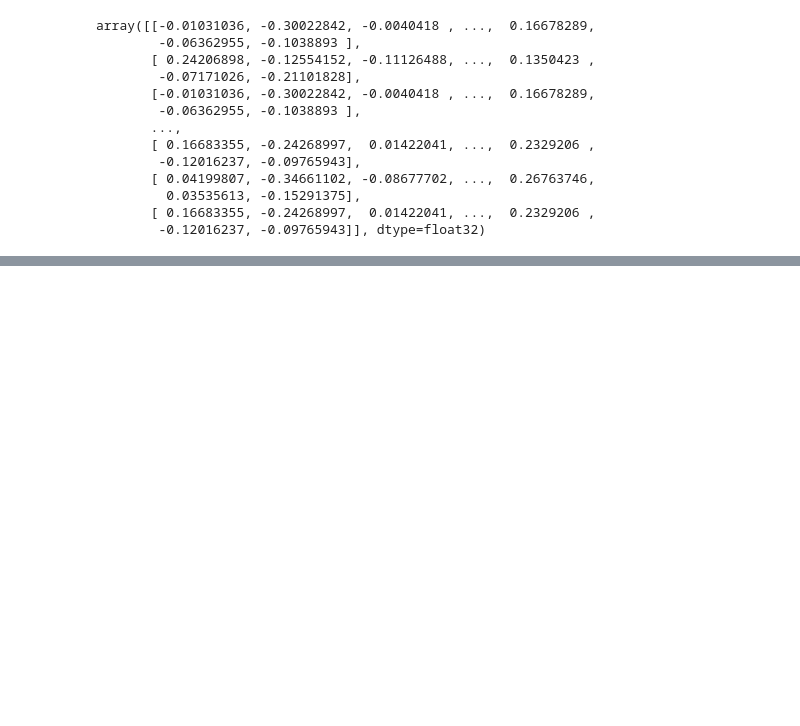
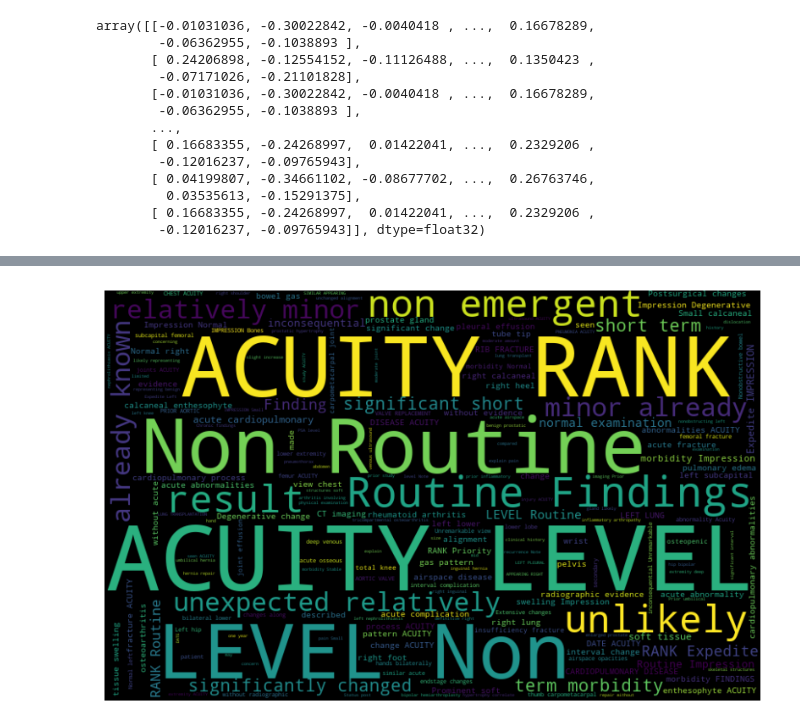
Before and after one commit to rdiazrincon/AD_clustering, a Jupyter notebook: AD_clustering.ipynb, the cells around one changed output, grey strips where cells are left out. Saved outputs shown, nothing was run; the diff lists cells and outputs as text; code cells hidden in the pictures; blank space fills up the shorter version.

```diff
--- a/AD_clustering.ipynb
+++ b/AD_clustering.ipynb
@@ -104,0 +175,4 @@ array([[-0.01031036, -0.30022842, -0.0040418 , ...,  0.16678289,
+# %%
+word_cloud(df_corpus,3)
+# %% [output]
+[figure, added]
```
Also changed, not shown: parts of 19 cells of this notebook.
